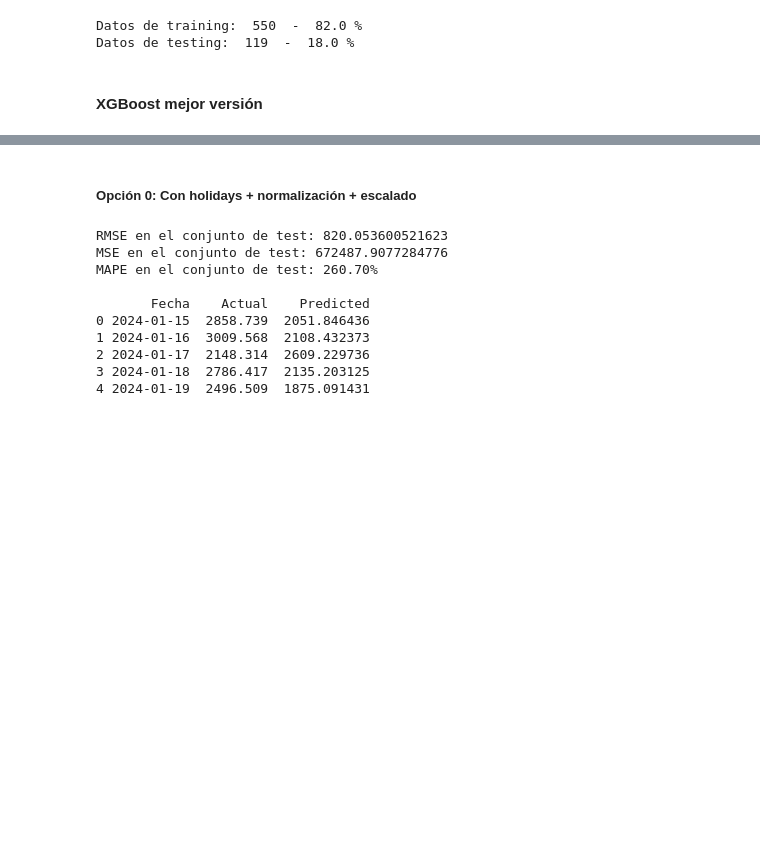
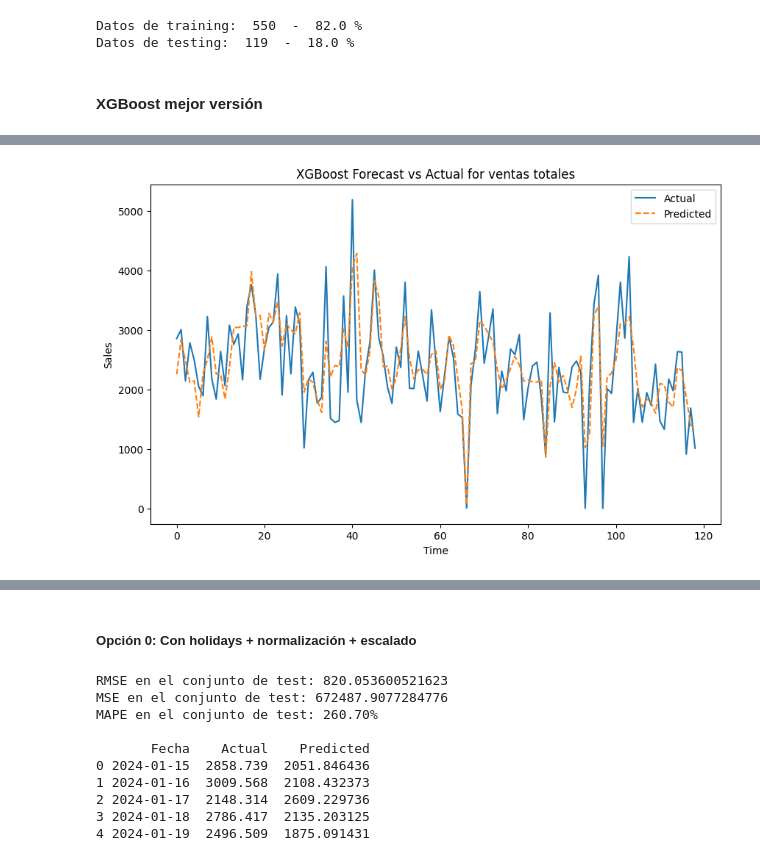
Before and after one commit to juanspadaro/forecasting_for_planning, a Jupyter notebook: 03_XGBoost/forecast_facturapp_xgboost_v2.ipynb, the cells around one changed output, grey strips where cells are left out. Cells and saved outputs as stored; diff of their text form; code cells hidden in the pictures; blank space fills up the shorter version.

Commit message:
feat: xgboost v2 more accurate

```diff
--- a/03_XGBoost/forecast_facturapp_xgboost_v2.ipynb
+++ b/03_XGBoost/forecast_facturapp_xgboost_v2.ipynb
@@ -174,0 +248,78 @@ Datos de testing:  119  -  18.0 %
+# %%
+import pandas as pd
+import numpy as np
+import xgboost as xgb
+from sklearn.metrics import mean_absolute_error, mean_squared_error
+import matplotlib.pyplot as plt
+
+
+# Dividimos los datos en variables predictoras (X) y objetivo (y)
+X_train = df_train.drop(columns=['y', 'ds'])
+y_train = df_train['y']
+X_test = df_test.drop(columns=['y', 'ds'])
+y_test = df_test['y']
+
+# Convertimos los datos a DMatrix, que es la estructura de datos que usa XGBoost
+dtrain = xgb.DMatrix(X_train, label=y_train)
+dtest = xgb.DMatrix(X_test, label=y_test)
+
+# Definimos los parámetros del modelo XGBoost
+params = {
+    'objective': 'reg:squarederror',  # Para problemas de regresión
+    'eval_metric': 'mae',            # Usamos MAE como métrica de evaluación
+    'max_depth': 6,                   # Profundidad máxima del árbol
+    'learning_rate': 0.05,             # Tasa de aprendizaje
+    'n_estimators': 1000,              # Número de árboles
+    'seed': 42                        # Fijamos una semilla para reproducibilidad
+}
+
+# Entrenamos el modelo con el conjunto de entrenamiento
+model = xgb.train(params, dtrain, num_boost_round=100)
+
+# Realizamos predicciones en el conjunto de test
+y_pred = model.predict(dtest)
+
+
+
+# Calculamos las métricas en el conjunto de test
+def mean_absolute_percentage_error(y_true, y_pred):
+    return np.mean(np.abs((y_true - y_pred) / y_true)) * 100
+
+
+mae = mean_absolute_error(y_test, y_pred)
+rmse = mean_squared_error(y_test, y_pred, squared=False)
+mse = mean_squared_error(y_test, y_pred)
+mape = mean_absolute_percentage_error(y_test, y_pred)
+
+print(f"MAE en el conjunto de test: {round(mae,2)}")
+print(f"RMSE en el conjunto de test: {round(rmse,2)}")
+print(f"MSE en el conjunto de test: {round(mse,2)}")
+print(f"MAPE en el conjunto de test: {mape:.2f}%")
+
+
+
+# Opción: convertir a DataFrame las predicciones
+df_results = pd.DataFrame({'Fecha': df_test['ds'], 'Actual': y_test, 'Predicted': y_pred})
+
+
+
+# Graficar los resultados
+plt.figure(figsize=(10, 6))
+plt.plot(df_results['Actual'].values, label='Actual')
+plt.plot(df_results['Predicted'].values, label='Predicted', linestyle='--')
+plt.title(f'XGBoost Forecast vs Actual for ventas totales')
+plt.xlabel('Time')
+plt.ylabel('Sales')
+plt.legend()
+
+print("_________________________________________________")
+
+df_results['Difference'] = df_results['Actual'] - df_results['Predicted']
+df_results['Absolute Difference'] = df_results['Difference'].abs()
+average_difference = df_results['Difference'].mean()
+average_absolute_difference = df_results['Absolute Difference'].mean()
+print(f"El promedio de la diferencia es: {round(average_difference,2)}")
+print(f"El promedio de la diferencia absoluta es: {round(average_absolute_difference,2)}")
+print("_________________________________________________")
+plt.show()
+# %% [output]
@@ -174,0 +334 @@ Datos de testing:  119  -  18.0 %
+[figure, added]
```
Also changed, not shown: parts of 13 cells of this notebook.
